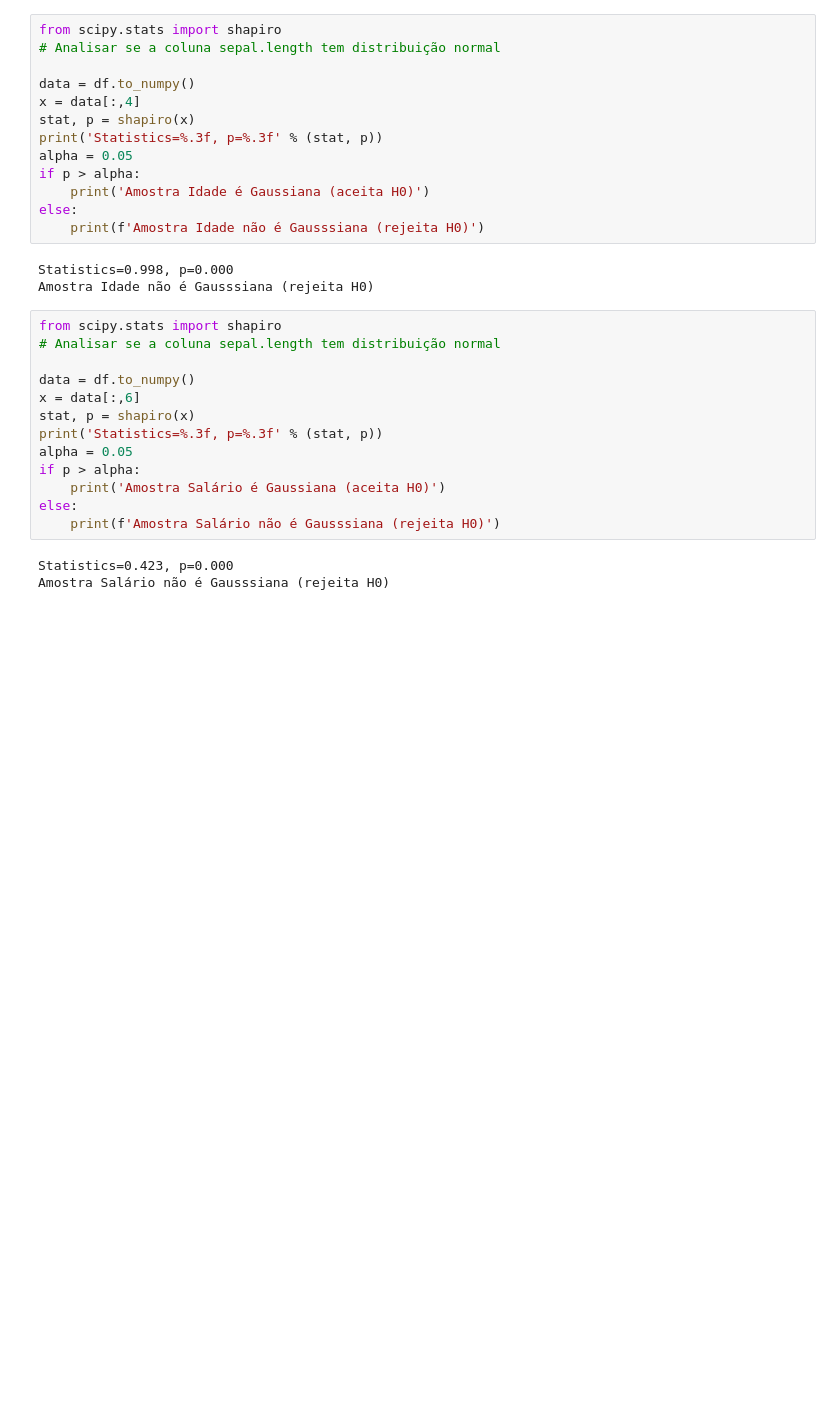
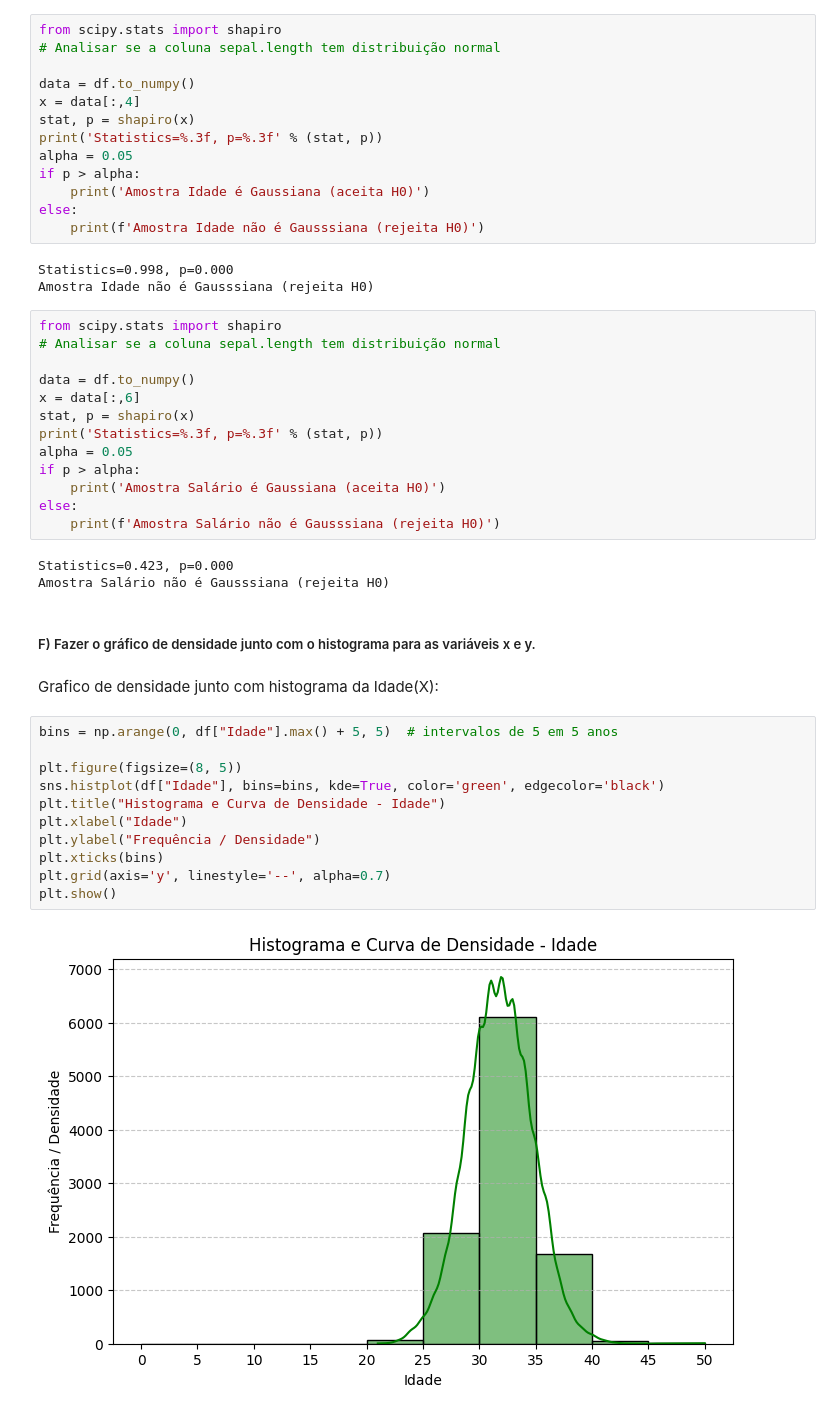
Before and after one commit to wallace0003/projeto_probabilidade_e_estatistica, a Jupyter notebook: src/notebooks/eda.ipynb, the cells around one changed output. Saved outputs shown, nothing was run; the diff lists cells and outputs as text; blank space fills up the shorter version.

```diff
--- a/src/notebooks/eda.ipynb
+++ b/src/notebooks/eda.ipynb
@@ -209,3 +209,20 @@ else:
 # %% [output]
 Statistics=0.423, p=0.000
 Amostra Salário não é Gausssiana (rejeita H0)
+# %% [markdown]
+##### F) Fazer o gráfico de densidade junto com o histograma para as variáveis x e y.
+# %% [markdown]
+Grafico de densidade junto com histograma da Idade(X):
+# %%
+bins = np.arange(0, df["Idade"].max() + 5, 5)  # intervalos de 5 em 5 anos
+
+plt.figure(figsize=(8, 5))
+sns.histplot(df["Idade"], bins=bins, kde=True, color='green', edgecolor='black')
+plt.title("Histograma e Curva de Densidade - Idade")
+plt.xlabel("Idade")
+plt.ylabel("Frequência / Densidade")
+plt.xticks(bins)
+plt.grid(axis='y', linestyle='--', alpha=0.7)
+plt.show()
+# %% [output]
+[figure, added]
```
Also changed, not shown: parts of 14 cells of this notebook, 2 other files.
